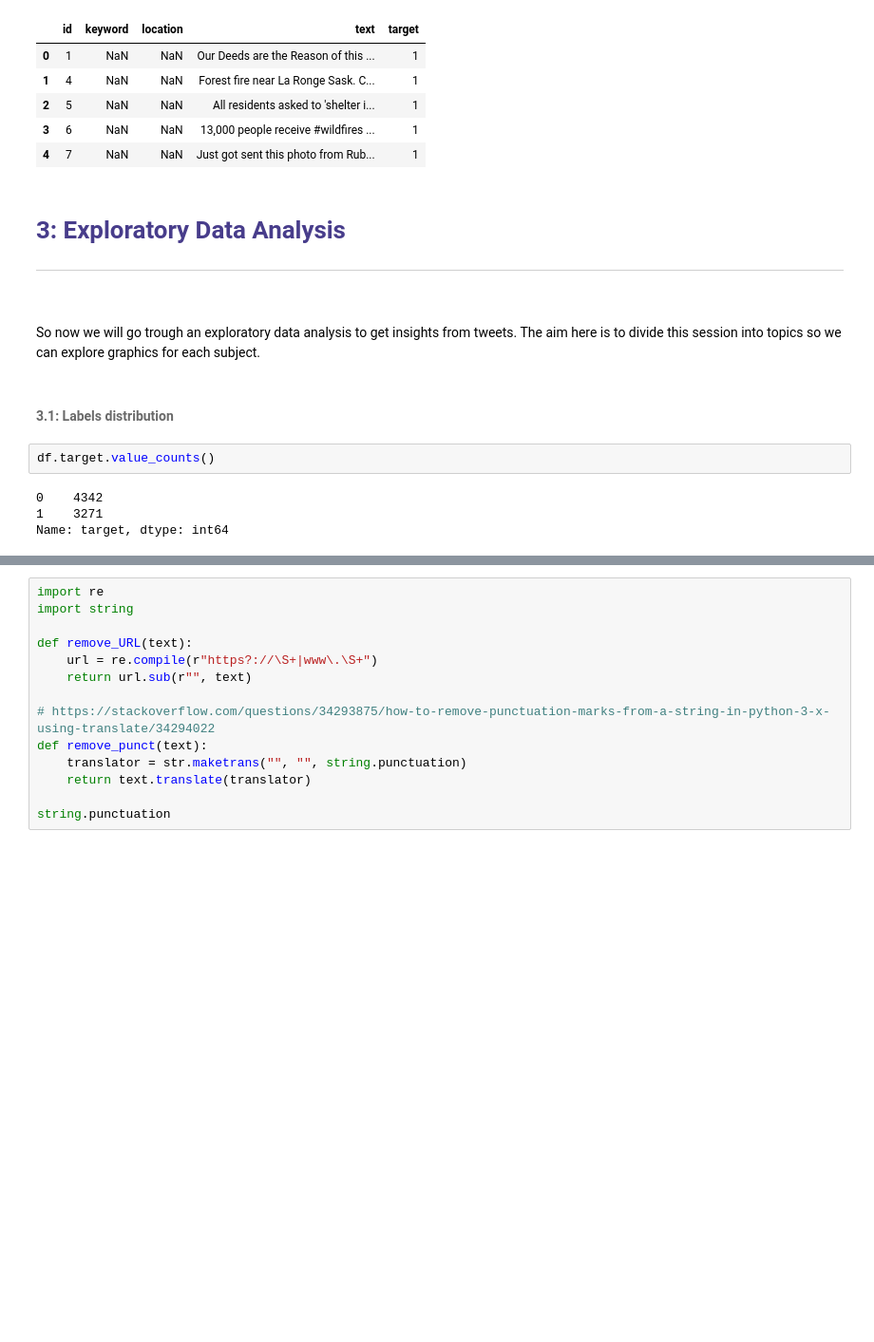
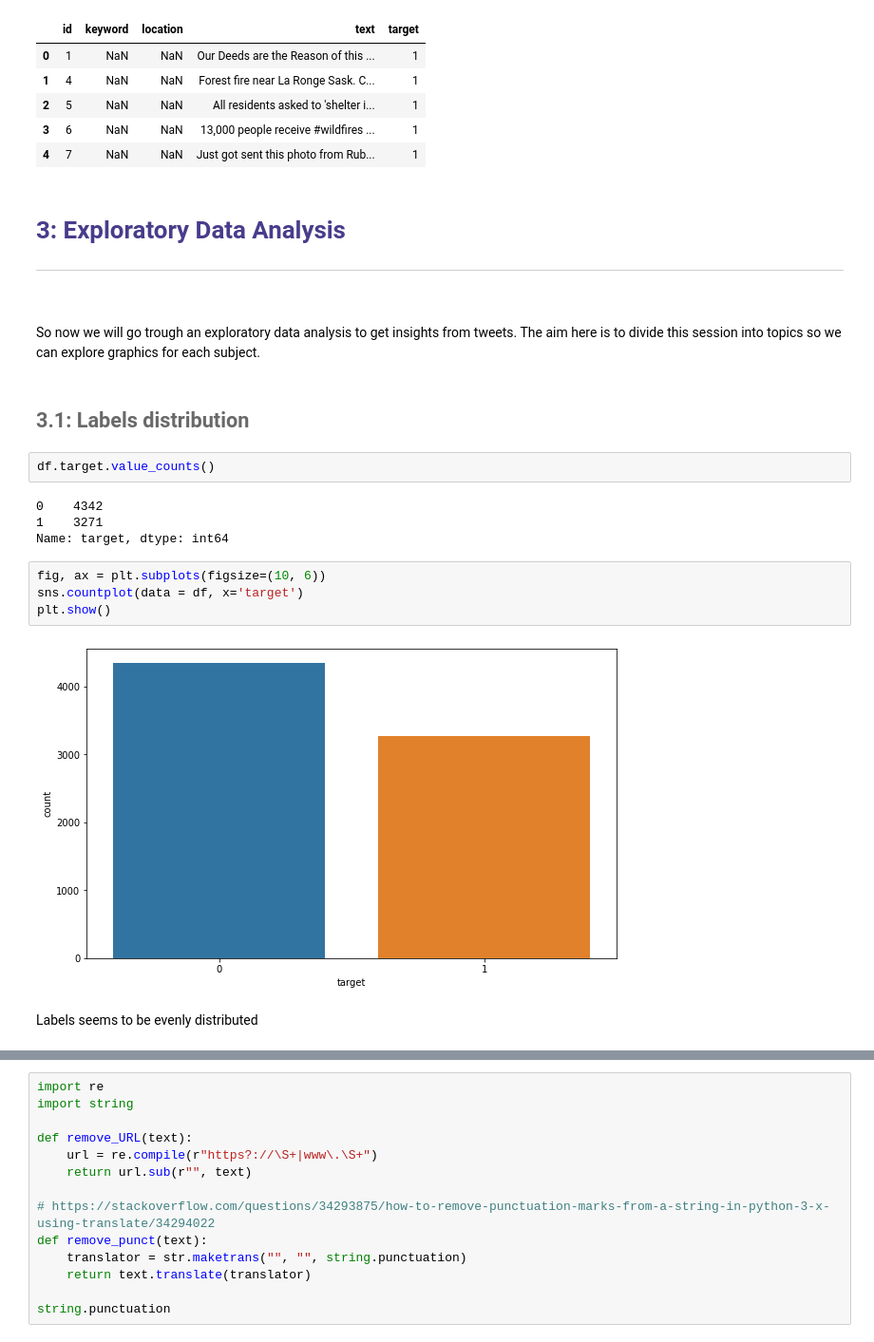
Before and after one commit to IanEspinoso/mock_mr_ganger, a Jupyter notebook: NLP_Twitter_Disaster_Tweets.ipynb, the cells around one changed output, grey strips where cells are left out. Shown at 95% size. Cells and saved outputs as stored; diff of their text form; blank space fills up the shorter version.

```diff
--- a/NLP_Twitter_Disaster_Tweets.ipynb
+++ b/NLP_Twitter_Disaster_Tweets.ipynb
@@ -120,8 +126,7 @@ df.head()
 | 3 | 6 | NaN | NaN | 13,000 people receive #wildfires ... | 1 |
 | 4 | 7 | NaN | NaN | Just got sent this photo from Rub... | 1 |
 # %% [markdown]
-# <font color="darkslateblue" size=+2.0><b>3: Exploratory Data Analysis</b></font>
-<a id="3"></a>
+# <font color="darkslateblue" size=+2.0><b>3: Exploratory Data Analysis</b></font> <a name="3"></a>
 
 
 ---
@@ -130,11 +135,18 @@ df.head()
 
 So now we will go trough an exploratory data analysis to get insights from tweets. The aim here is to divide this session into topics so we can explore graphics for each subject.
 # %% [markdown]
-# <a name="2"></a>
-<font color="dimgrey" size=+2.0><b>3.1: Labels distribution</b></font>
+## <font color="dimgrey" size=+2.0><b>3.1: Labels distribution</b></font>
 # %%
 df.target.value_counts()
 # %% [output]
 0    4342
 1    3271
 Name: target, dtype: int64
+# %%
+fig, ax = plt.subplots(figsize=(10, 6))
+sns.countplot(data = df, x='target')
+plt.show()
+# %% [output]
+[figure, added]
+# %% [markdown]
+Labels seems to be evenly distributed
```
Also changed, not shown: parts of 37 cells of this notebook.
